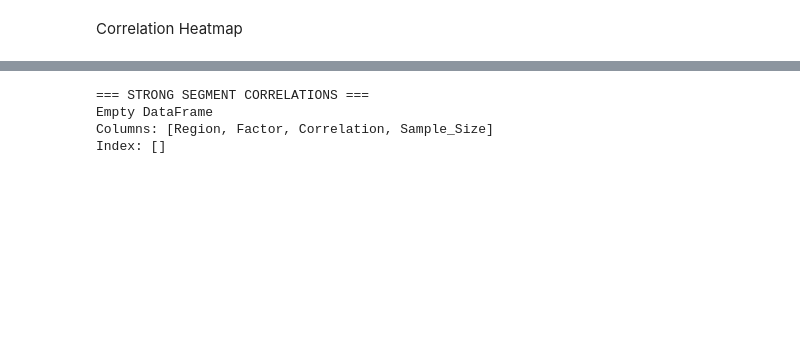
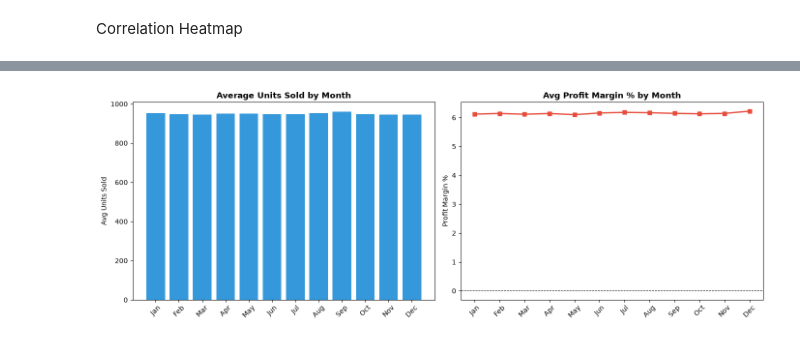
Before and after one commit to sghosh0210/Agiricultural-Project, a Jupyter notebook: notebooks/01_EDA.ipynb, the cells around one changed output, grey strips where cells are left out. Saved outputs shown, nothing was run; the diff lists cells and outputs as text; code cells hidden in the pictures; blank space fills up the shorter version.

```diff
--- a/notebooks/01_EDA.ipynb
+++ b/notebooks/01_EDA.ipynb
@@ -246,39 +184,28 @@ Pest_Infestation_Index: Range=0.14, CV=50.5%
-# %%
-# Segment by Region
-regions = df['Region'].unique()
-results = []
-
-for region in regions:
-    subset = df[df['Region'] == region]
-
-    # Calculate correlations within this region
-    region_corr = subset[numeric_cols].corr()['Profit_Margin_%']
-
-    for factor in numeric_cols:
-        if factor != 'Profit_Margin_%':
-            results.append({
-                'Region': region,
-                'Factor': factor,
-                'Correlation': region_corr[factor],
-                'Sample_Size': len(subset)
-            })
-
-# Convert to DataFrame
-segment_results = pd.DataFrame(results)
-
-# Find strong correlations within segments
-strong_correlations = segment_results[
-    abs(segment_results['Correlation']) > 0.3
-].sort_values('Correlation', key=abs, ascending=False)
-
-print("=== STRONG SEGMENT CORRELATIONS ===")
-print(strong_correlations)
-
-# Example output you might find:
-# Region: Maharashtra, Factor: Rainfall_mm, Correlation: 0.65 (Strong!)
-# Region: Gujarat, Factor: Seed_Quality, Correlation: 0.58 (Strong!)
-# %% [output]
-=== STRONG SEGMENT CORRELATIONS ===
-Empty DataFrame
-Columns: [Region, Factor, Correlation, Sample_Size]
-Index: []
+# %%
+# Monthly Seasonality
+monthly = df.groupby('Month').agg(
+    Avg_Units=('Actual_Units_Sold','mean'),
+    Avg_Revenue=('Total_Revenue','mean'),
+    Avg_Margin=('Profit_Margin_%','mean')
+).reset_index()
+months = ['Jan','Feb','Mar','Apr','May','Jun','Jul','Aug','Sep','Oct','Nov','Dec']
+monthly['Month_Name'] = monthly['Month'].apply(lambda x: months[x-1])
+
+fig, axes = plt.subplots(1, 2, figsize=(14, 5))
+axes[0].bar(monthly['Month_Name'], monthly['Avg_Units'], color='#3498db')
+axes[0].set_title('Average Units Sold by Month', fontweight='bold')
+axes[0].set_ylabel('Avg Units Sold')
+axes[0].tick_params(axis='x', rotation=45)
+
+axes[1].plot(monthly['Month_Name'], monthly['Avg_Margin'], marker='s',
+             color='#e74c3c', linewidth=2)
+axes[1].axhline(0, color='black', linewidth=0.8, linestyle='--')
+axes[1].set_title('Avg Profit Margin % by Month', fontweight='bold')
+axes[1].set_ylabel('Profit Margin %')
+axes[1].tick_params(axis='x', rotation=45)
+
+plt.tight_layout()
+plt.savefig('../outputs/figures/monthly_seasonality.png', bbox_inches='tight')
+plt.show()
+# %% [output]
+[figure, added]
```
Also changed, not shown: parts of 11 cells of this notebook.
